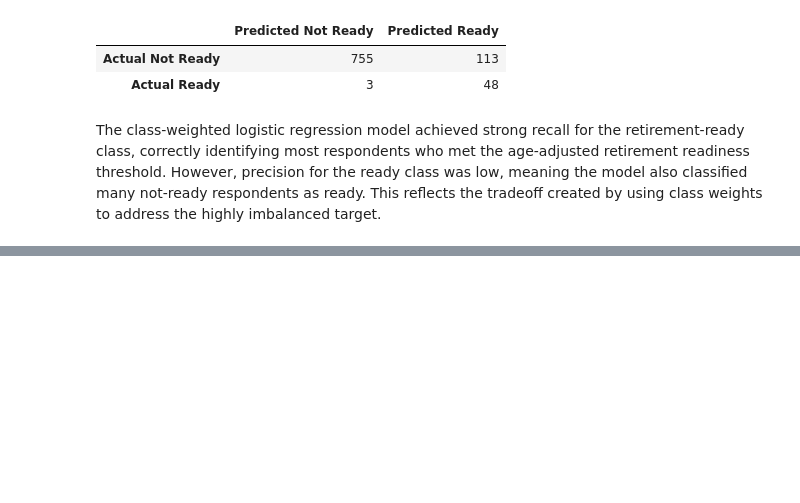
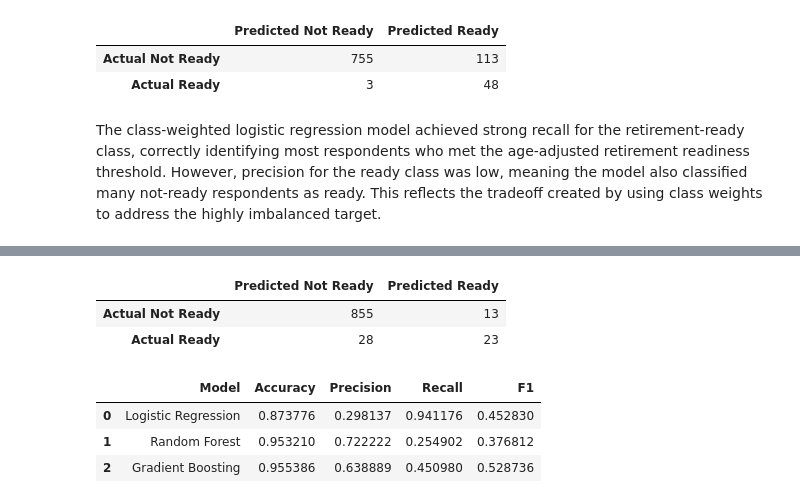
Before and after one commit to jsween/CapstoneProject, a Jupyter notebook: notebooks/04_ML_Models.ipynb, the cells around one changed output, grey strips where cells are left out. Drawn from its saved outputs; the diff is of its cells as text; code cells hidden in the pictures; blank space fills up the shorter version.

```diff
--- a/notebooks/04_ML_Models.ipynb
+++ b/notebooks/04_ML_Models.ipynb
@@ -486,0 +505,5 @@ The class-weighted logistic regression model achieved strong recall for the reti
+# %%
+y_pred_rf = rf_clf.predict(X_test_cls)
+
+print("Random Forest Classification Results")
+print(classification_report(y_test_cls, y_pred_rf, zero_division=0))
@@ -486,0 +586,9 @@ The class-weighted logistic regression model achieved strong recall for the reti
+# %%
+gb_clf = GradientBoostingClassifier(
+    n_estimators=300,
+    learning_rate=0.05,
+    max_depth=3,
+    random_state=42
+)
+
+gb_clf.fit(X_train_cls, y_train_cls)
@@ -486,0 +598,5 @@ The class-weighted logistic regression model achieved strong recall for the reti
+# %%
+y_pred_gb = gb_clf.predict(X_test_cls)
+
+print("Gradient Boosting Classification Results")
+print(classification_report(y_test_cls, y_pred_gb, zero_division=0))
@@ -486,0 +613,49 @@ The class-weighted logistic regression model achieved strong recall for the reti
+# %%
+cm_gb = confusion_matrix(y_test_cls, y_pred_gb)
+
+cm_gb_df = pd.DataFrame(
+    cm_gb,
+    index=["Actual Not Ready", "Actual Ready"],
+    columns=["Predicted Not Ready", "Predicted Ready"]
+)
+
+cm_gb_df
+# %% [output]
+|  | Predicted Not Ready | Predicted Ready |
+| Actual Not Ready | 855 | 13 |
+| Actual Ready | 28 | 23 |
+# %%
+classification_model_comparison = pd.DataFrame({
+    "Model": [
+        "Logistic Regression",
+        "Random Forest",
+        "Gradient Boosting"
+    ],
+    "Accuracy": [
+        accuracy_score(y_test_cls, y_pred_log),
+        accuracy_score(y_test_cls, y_pred_rf),
+        accuracy_score(y_test_cls, y_pred_gb)
+    ],
+    "Precision": [
+        precision_score(y_test_cls, y_pred_log, zero_division=0),
+        precision_score(y_test_cls, y_pred_rf, zero_division=0),
+        precision_score(y_test_cls, y_pred_gb, zero_division=0)
+    ],
+    "Recall": [
+        recall_score(y_test_cls, y_pred_log, zero_division=0),
+        recall_score(y_test_cls, y_pred_rf, zero_division=0),
+        recall_score(y_test_cls, y_pred_gb, zero_division=0)
+    ],
+    "F1": [
+        f1_score(y_test_cls, y_pred_log, zero_division=0),
+        f1_score(y_test_cls, y_pred_rf, zero_division=0),
+        f1_score(y_test_cls, y_pred_gb, zero_division=0)
+    ]
+})
+
+classification_model_comparison
+# %% [output]
+|  | Model | Accuracy | Precision | Recall | F1 |
+| 0 | Logistic Regression | 0.873776 | 0.298137 | 0.941176 | 0.452830 |
+| 1 | Random Forest | 0.953210 | 0.722222 | 0.254902 | 0.376812 |
+| 2 | Gradient Boosting | 0.955386 | 0.638889 | 0.450980 | 0.528736 |
```
Also changed, not shown: parts of 19 cells of this notebook.
